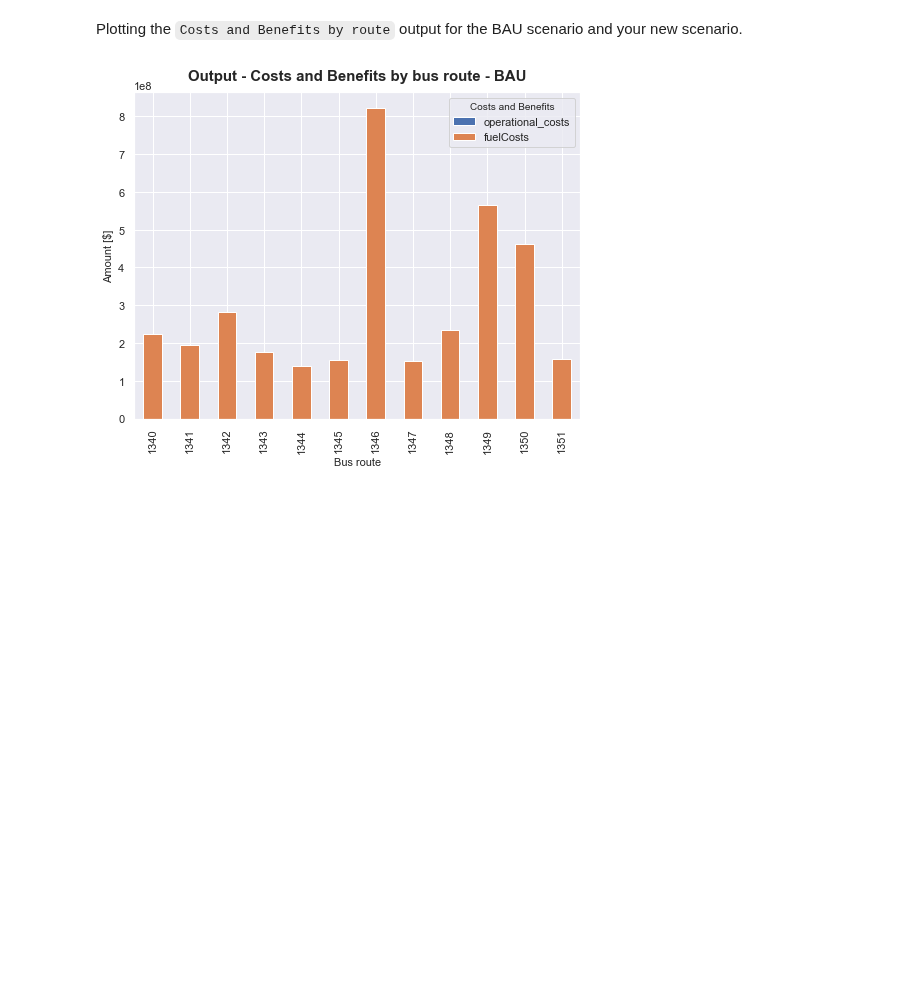
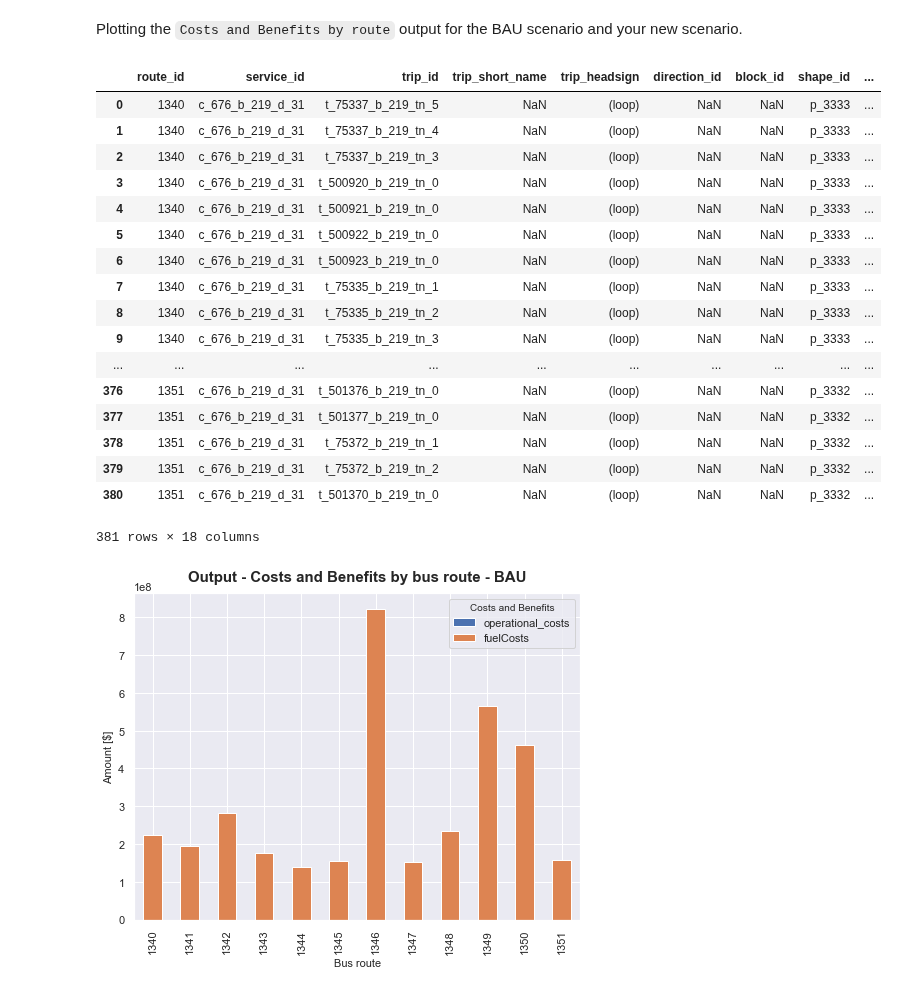
Before and after one commit to bistro-its-berkeley/BISTRO-Starter-Kit, a Jupyter notebook: examples/Visualization.ipynb, the cells around one changed output. Saved outputs shown, nothing was run; the diff lists cells and outputs as text; code cells hidden in the pictures; blank space fills up the shorter version.

```diff
--- a/examples/Visualization.ipynb
+++ b/examples/Visualization.ipynb
@@ -434,6 +389,27 @@ _ = viz.plot_travel_time_over_the_day(travel_time_data, "Your Run")
 ## Costs and Benefits of Mass Transit Level of Service Intervention
 # %% [markdown]
 Plotting the `Costs and Benefits by route` output for the BAU scenario and your new scenario.
+# %%
+routes_df.head()
+# %% [output]
+|  | route_id | service_id | trip_id | trip_short_name | trip_headsign | direction_id | block_id | shape_id | ... |
+| 0 | 1340 | c_676_b_219_d_31 | t_75337_b_219_tn_5 | NaN | (loop) | NaN | NaN | p_3333 | ... |
+| 1 | 1340 | c_676_b_219_d_31 | t_75337_b_219_tn_4 | NaN | (loop) | NaN | NaN | p_3333 | ... |
+| 2 | 1340 | c_676_b_219_d_31 | t_75337_b_219_tn_3 | NaN | (loop) | NaN | NaN | p_3333 | ... |
+| 3 | 1340 | c_676_b_219_d_31 | t_500920_b_219_tn_0 | NaN | (loop) | NaN | NaN | p_3333 | ... |
+| 4 | 1340 | c_676_b_219_d_31 | t_500921_b_219_tn_0 | NaN | (loop) | NaN | NaN | p_3333 | ... |
+| 5 | 1340 | c_676_b_219_d_31 | t_500922_b_219_tn_0 | NaN | (loop) | NaN | NaN | p_3333 | ... |
+| 6 | 1340 | c_676_b_219_d_31 | t_500923_b_219_tn_0 | NaN | (loop) | NaN | NaN | p_3333 | ... |
+| 7 | 1340 | c_676_b_219_d_31 | t_75335_b_219_tn_1 | NaN | (loop) | NaN | NaN | p_3333 | ... |
+| 8 | 1340 | c_676_b_219_d_31 | t_75335_b_219_tn_2 | NaN | (loop) | NaN | NaN | p_3333 | ... |
+| 9 | 1340 | c_676_b_219_d_31 | t_75335_b_219_tn_3 | NaN | (loop) | NaN | NaN | p_3333 | ... |
+| ... | ... | ... | ... | ... | ... | ... | ... | ... | ... |
+| 376 | 1351 | c_676_b_219_d_31 | t_501376_b_219_tn_0 | NaN | (loop) | NaN | NaN | p_3332 | ... |
+| 377 | 1351 | c_676_b_219_d_31 | t_501377_b_219_tn_0 | NaN | (loop) | NaN | NaN | p_3332 | ... |
+| 378 | 1351 | c_676_b_219_d_31 | t_75372_b_219_tn_1 | NaN | (loop) | NaN | NaN | p_3332 | ... |
+| 379 | 1351 | c_676_b_219_d_31 | t_75372_b_219_tn_2 | NaN | (loop) | NaN | NaN | p_3332 | ... |
+| 380 | 1351 | c_676_b_219_d_31 | t_501370_b_219_tn_0 | NaN | (loop) | NaN | NaN | p_3332 | ... |
+381 rows × 18 columns
 # %%
 _ = viz.plot_cost_benefits(paths_df_bau, legs_df_bau, operational_costs, trip_to_route, "BAU")
 _ = viz.plot_cost_benefits(paths_df, legs_df, operational_costs, trip_to_route, "Run")
```
Also changed, not shown: parts of 23 cells of this notebook, 6 other files.
